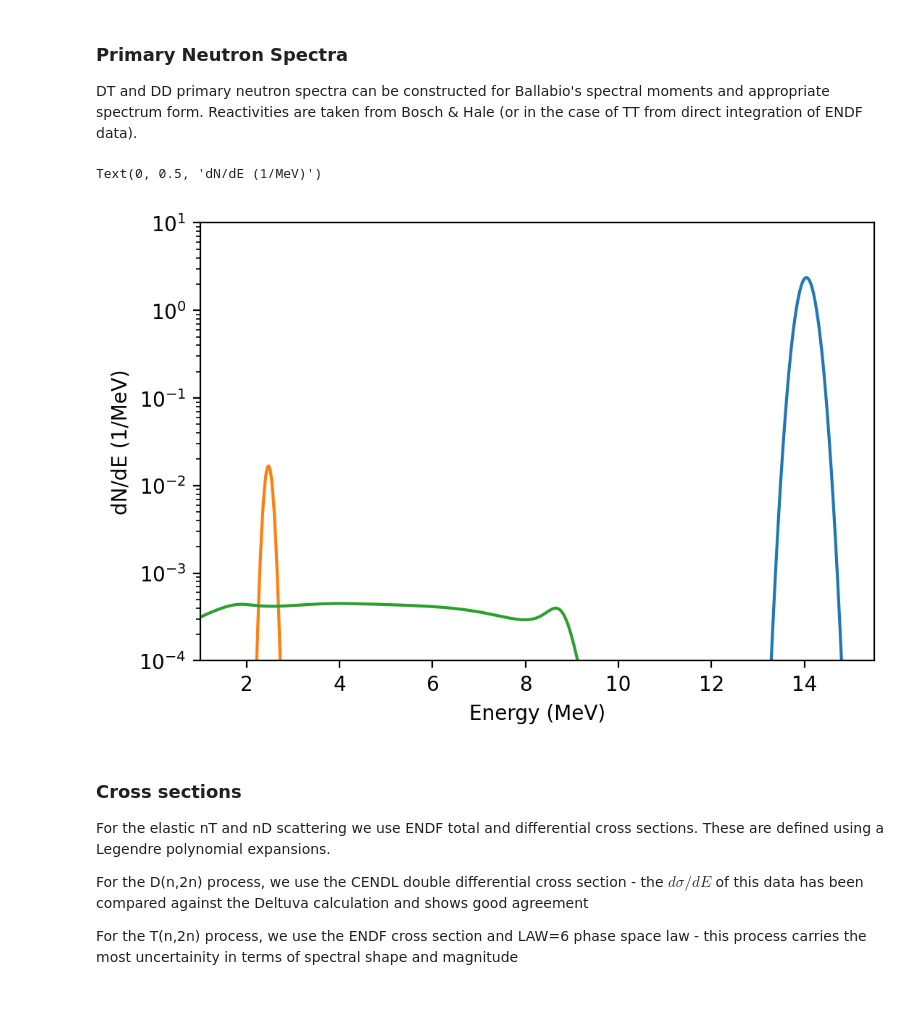
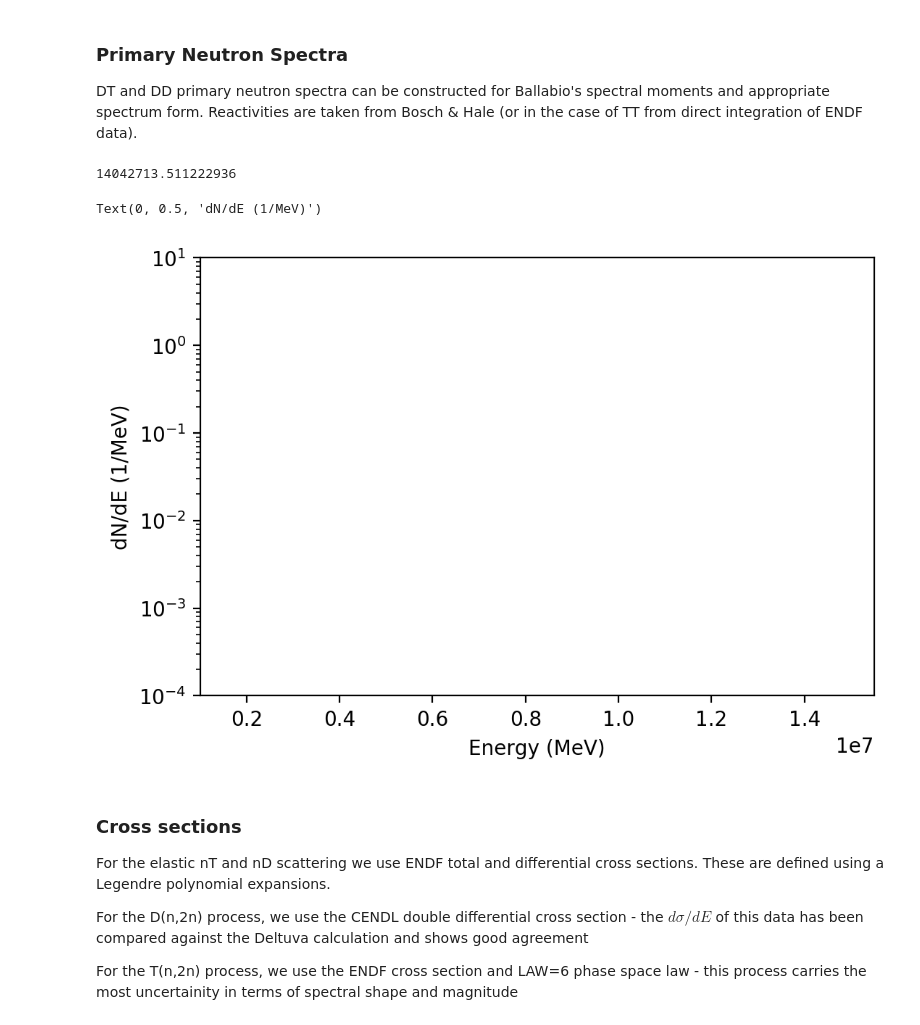
Before and after one commit to aidancrilly/NeSST, a Jupyter notebook: example/NeSST Guide.ipynb, the cells around one changed output. Saved outputs shown, nothing was run; the diff lists cells and outputs as text; code cells hidden in the pictures.

```diff
--- a/example/NeSST Guide.ipynb
+++ b/example/NeSST Guide.ipynb
@@ -30,38 +30,42 @@ DT and DD primary neutron spectra can be constructed for Ballabio's spectral mom
 frac_D = 0.5
 frac_T = 0.5
 
-Tion = 5.0 # keV
-Y_DT = 1.0 # DT neutron yield, all reactions scaled by this value
+Tion = 5.0e3 # eV
+Y_DT = 1.0   # DT neutron yield, all reactions scaled by this value
 
 DTmean,DTvar = nst.DTprimspecmoments(Tion)
 DDmean,DDvar = nst.DDprimspecmoments(Tion)
+
+print(DTmean)
 
 Y_DD = nst.yield_from_dt_yield_ratio('dd',Y_DT,Tion,frac_D=frac_D,frac_T=frac_T)
 Y_TT = nst.yield_from_dt_yield_ratio('tt',Y_DT,Tion,frac_D=frac_D,frac_T=frac_T)
 
 # DD and TT grid
-E_pspec = np.linspace(1.0,10.0,300)
+E_pspec = np.linspace(1.0e6,10.0e6,300)
 # DT grid
-E_DTspec = np.linspace(12.5,15.5,200)
+E_DTspec = np.linspace(12.5e6,15.5e6,200)
 E_pspec = np.append(E_pspec,E_DTspec)
 
 dNdE_DT = Y_DT*nst.Qb(E_pspec,DTmean,DTvar) # Brysk shape i.e. Gaussian
 dNdE_DD = Y_DD*nst.Qb(E_pspec,DDmean,DDvar) # Brysk shape i.e. Gaussian
 dNdE_TT = Y_TT*nst.dNdE_TT(E_pspec,Tion)
+# %% [output]
+14042713.511222936
 # %%
 plt.figure(dpi=200)
 
 plt.semilogy(E_pspec,dNdE_DT)
 plt.semilogy(E_pspec,dNdE_DD)
 plt.semilogy(E_pspec,dNdE_TT)
 
 plt.xlim(E_pspec[0],E_pspec[-1])
-plt.ylim(1e-4,1e1)
+# plt.ylim(1e-4,1e1)
 plt.xlabel("Energy (MeV)")
 plt.ylabel("dN/dE (1/MeV)")
 # %% [output]
 Text(0, 0.5, 'dN/dE (1/MeV)')
-[figure, old version]
+[figure, new version]
 # %% [markdown]
 ### Cross sections ###
 
```
Also changed, not shown: 5 other files.
